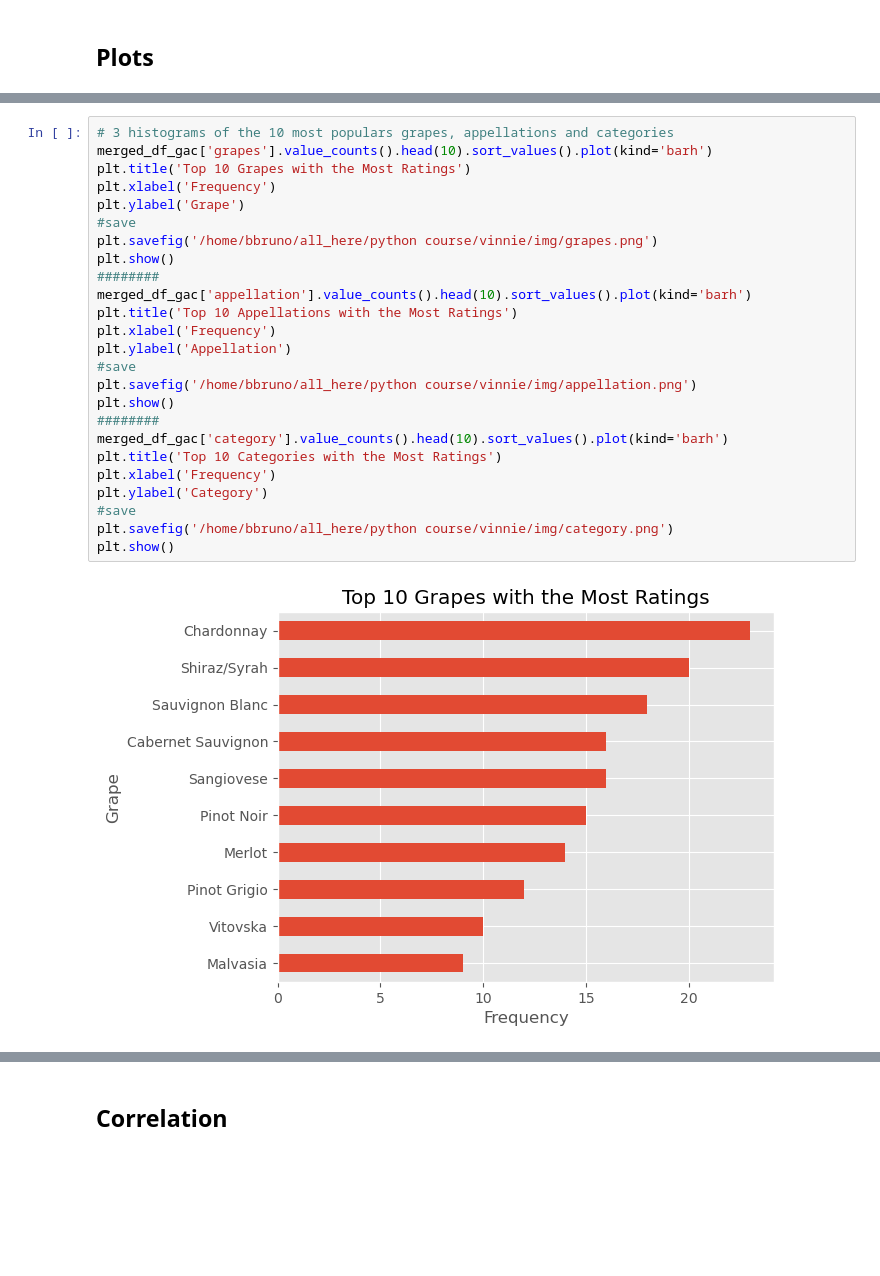
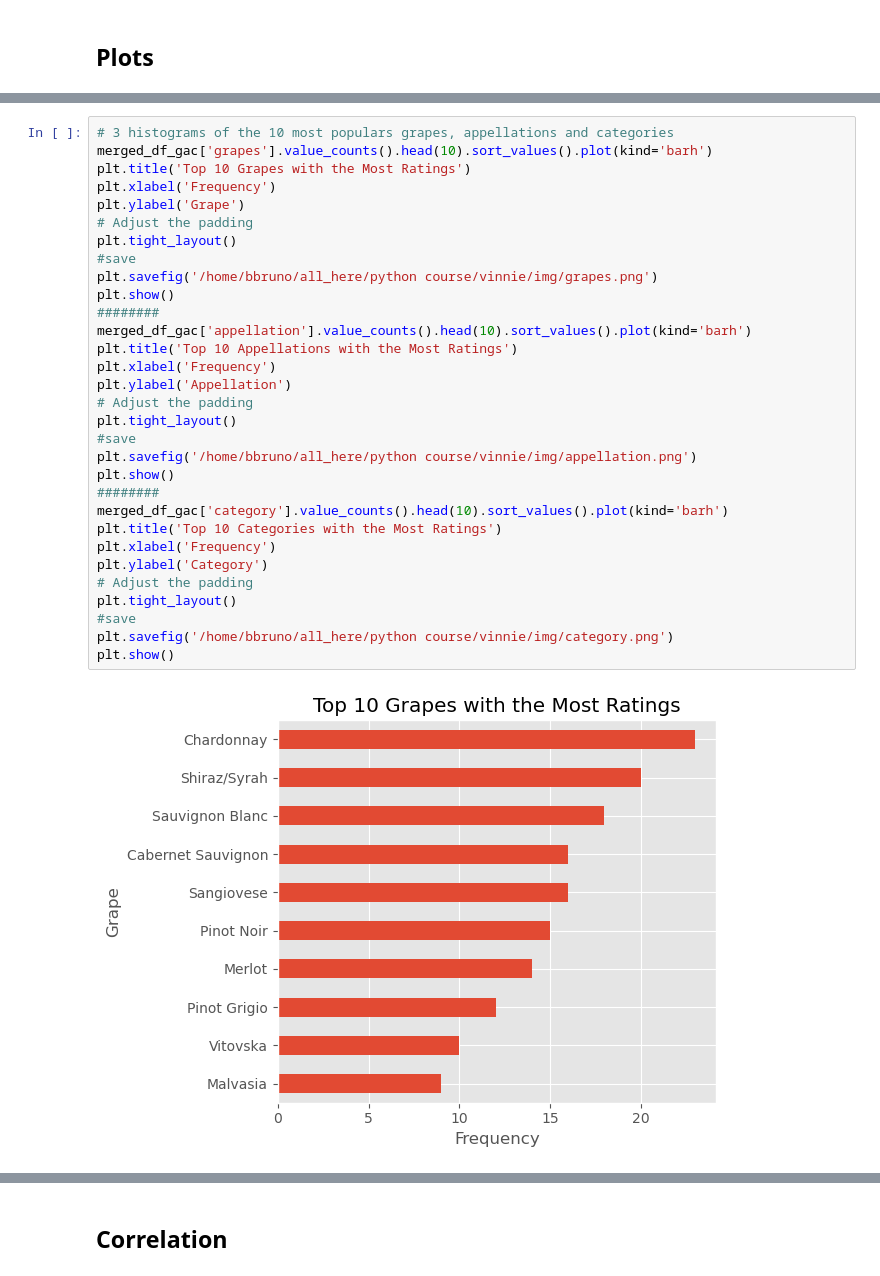
Before and after one commit to brunobonaiuto/collaborativeFiltering, a Jupyter notebook: src/eda_on_feedbacks.ipynb, the cells around one changed output, grey strips where cells are left out. Drawn from its saved outputs; the diff is of its cells as text; blank space fills up the shorter version.

```diff
--- a/src/eda_on_feedbacks.ipynb
+++ b/src/eda_on_feedbacks.ipynb
@@ -335,27 +346,33 @@ plt.show()
 # %%
 # 3 histograms of the 10 most populars grapes, appellations and categories
 merged_df_gac['grapes'].value_counts().head(10).sort_values().plot(kind='barh')
 plt.title('Top 10 Grapes with the Most Ratings')
 plt.xlabel('Frequency')
 plt.ylabel('Grape')
+# Adjust the padding
+plt.tight_layout()
 #save
 plt.savefig('/home/bbruno/all_here/python course/vinnie/img/grapes.png')
 plt.show()
 ########
 merged_df_gac['appellation'].value_counts().head(10).sort_values().plot(kind='barh')
 plt.title('Top 10 Appellations with the Most Ratings')
 plt.xlabel('Frequency')
 plt.ylabel('Appellation')
+# Adjust the padding
+plt.tight_layout()
 #save
 plt.savefig('/home/bbruno/all_here/python course/vinnie/img/appellation.png')
 plt.show()
 ########
 merged_df_gac['category'].value_counts().head(10).sort_values().plot(kind='barh')
 plt.title('Top 10 Categories with the Most Ratings')
 plt.xlabel('Frequency')
 plt.ylabel('Category')
+# Adjust the padding
+plt.tight_layout()
 #save
 plt.savefig('/home/bbruno/all_here/python course/vinnie/img/category.png')
 plt.show()
 # %% [output]
-[figure, old version]
+[figure, new version]
```
Also changed, not shown: parts of 17 cells of this notebook, 23 other files.
